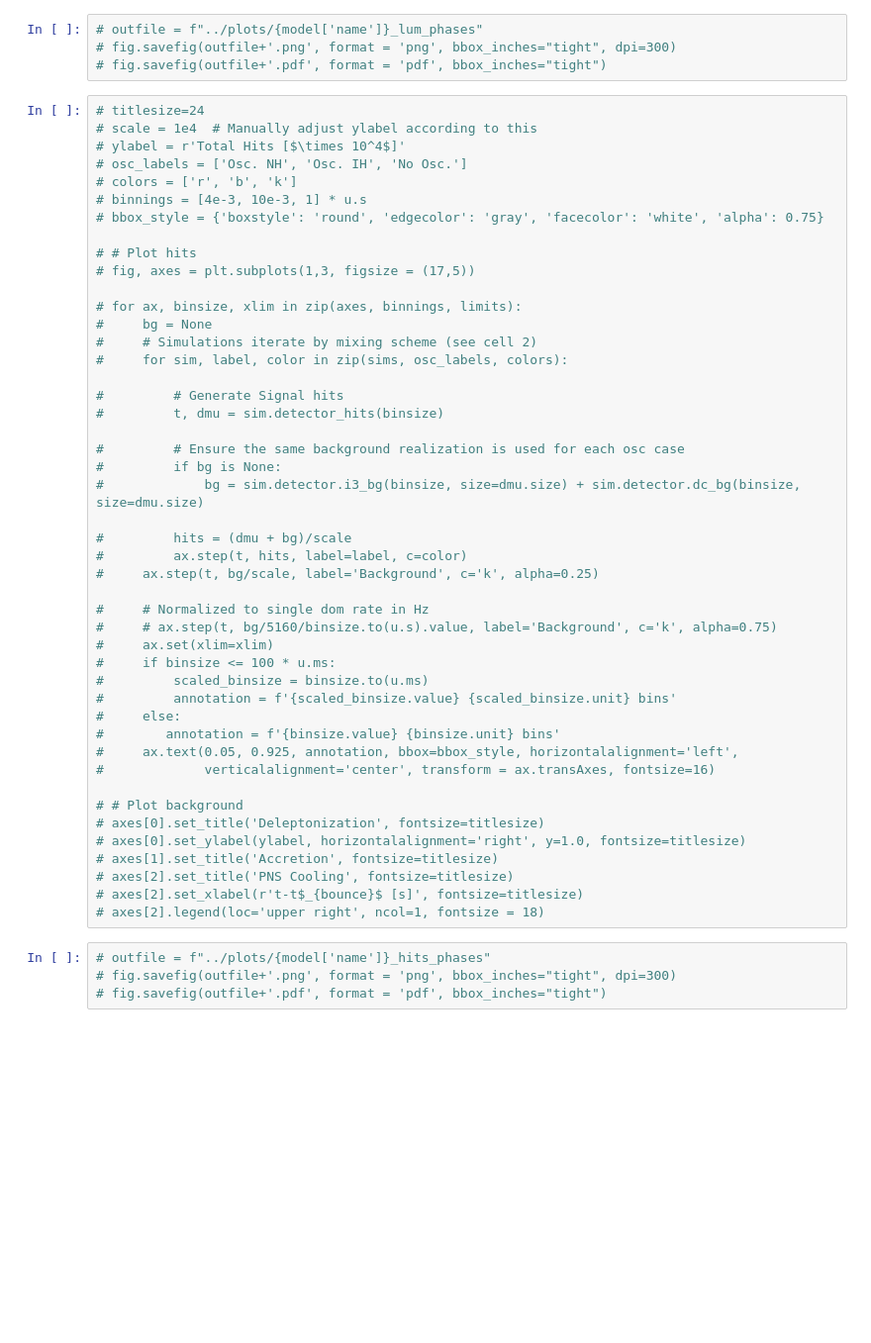
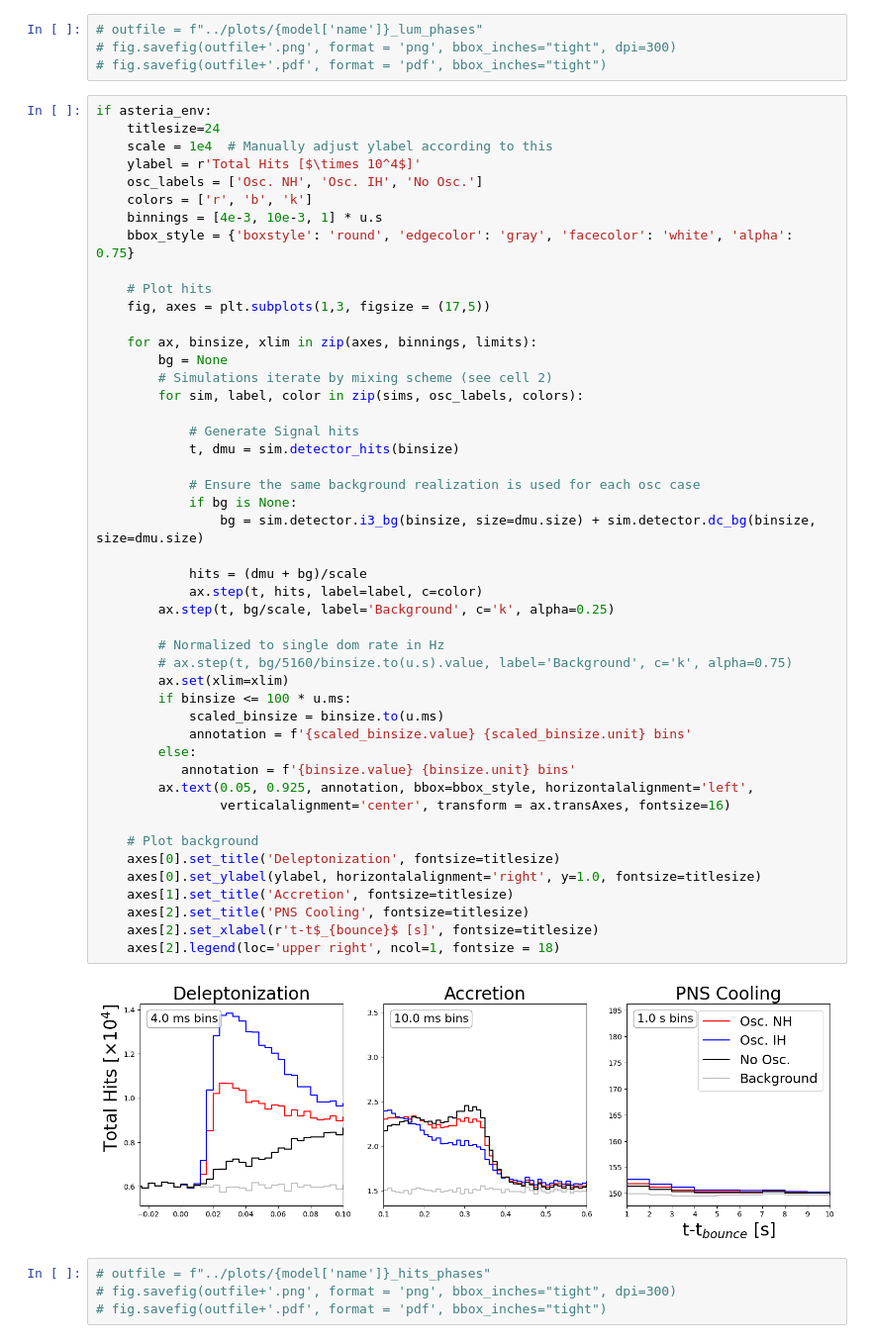
Before and after one commit to icecube/ASTERIA, a Jupyter notebook: docs/source/nb/model_phase_plots.ipynb, the cells around one changed output. Shown: that part at 99% size. Drawn from its saved outputs; the diff is of its cells as text; blank space fills up the shorter version.

```diff
--- a/docs/source/nb/model_phase_plots.ipynb
+++ b/docs/source/nb/model_phase_plots.ipynb
@@ -82,51 +94,54 @@
 # fig.savefig(outfile+'.png', format = 'png', bbox_inches="tight", dpi=300)
 # fig.savefig(outfile+'.pdf', format = 'pdf', bbox_inches="tight")
 # %%
-# titlesize=24
-# scale = 1e4  # Manually adjust ylabel according to this
-# ylabel = r'Total Hits [$\times 10^4$]'
-# osc_labels = ['Osc. NH', 'Osc. IH', 'No Osc.']
-# colors = ['r', 'b', 'k']
-# binnings = [4e-3, 10e-3, 1] * u.s
-# bbox_style = {'boxstyle': 'round', 'edgecolor': 'gray', 'facecolor': 'white', 'alpha': 0.75}
+if asteria_env:
+    titlesize=24
+    scale = 1e4  # Manually adjust ylabel according to this
+    ylabel = r'Total Hits [$\times 10^4$]'
+    osc_labels = ['Osc. NH', 'Osc. IH', 'No Osc.']
+    colors = ['r', 'b', 'k']
+    binnings = [4e-3, 10e-3, 1] * u.s
+    bbox_style = {'boxstyle': 'round', 'edgecolor': 'gray', 'facecolor': 'white', 'alpha': 0.75}
 
-# # Plot hits
-# fig, axes = plt.subplots(1,3, figsize = (17,5))
+    # Plot hits
+    fig, axes = plt.subplots(1,3, figsize = (17,5))
 
-# for ax, binsize, xlim in zip(axes, binnings, limits):
-#     bg = None
-#     # Simulations iterate by mixing scheme (see cell 2)
-#     for sim, label, color in zip(sims, osc_labels, colors):
+    for ax, binsize, xlim in zip(axes, binnings, limits):
+        bg = None
+        # Simulations iterate by mixing scheme (see cell 2)
+        for sim, label, color in zip(sims, osc_labels, colors):
 
-#         # Generate Signal hits
-#         t, dmu = sim.detector_hits(binsize)
+            # Generate Signal hits
+            t, dmu = sim.detector_hits(binsize)
 
-#         # Ensure the same background realization is used for each osc case
-#         if bg is None:
-#             bg = sim.detector.i3_bg(binsize, size=dmu.size) + sim.detector.dc_bg(binsize, size=dmu.size)
+            # Ensure the same background realization is used for each osc case
+            if bg is None:
+                bg = sim.detector.i3_bg(binsize, size=dmu.size) + sim.detector.dc_bg(binsize, size=dmu.size)
 
-#         hits = (dmu + bg)/scale
-#         ax.step(t, hits, label=label, c=color)
-#     ax.step(t, bg/scale, label='Background', c='k', alpha=0.25)
+            hits = (dmu + bg)/scale
+            ax.step(t, hits, label=label, c=color)
+        ax.step(t, bg/scale, label='Background', c='k', alpha=0.25)
 
-#     # Normalized to single dom rate in Hz
-#     # ax.step(t, bg/5160/binsize.to(u.s).value, label='Background', c='k', alpha=0.75)
-#     ax.set(xlim=xlim)
-#     if binsize <= 100 * u.ms:
-#         scaled_binsize = binsize.to(u.ms)
-#         annotation = f'{scaled_binsize.value} {scaled_binsize.unit} bins'
-#     else:
-#        annotation = f'{binsize.value} {binsize.unit} bins'
-#     ax.text(0.05, 0.925, annotation, bbox=bbox_style, horizontalalignment='left',
-#             verticalalignment='center', transform = ax.transAxes, fontsize=16)
+        # Normalized to single dom rate in Hz
+        # ax.step(t, bg/5160/binsize.to(u.s).value, label='Background', c='k', alpha=0.75)
+        ax.set(xlim=xlim)
+        if binsize <= 100 * u.ms:
+            scaled_binsize = binsize.to(u.ms)
+            annotation = f'{scaled_binsize.value} {scaled_binsize.unit} bins'
+        else:
+           annotation = f'{binsize.value} {binsize.unit} bins'
+        ax.text(0.05, 0.925, annotation, bbox=bbox_style, horizontalalignment='left',
+                verticalalignment='center', transform = ax.transAxes, fontsize=16)
 
-# # Plot background
-# axes[0].set_title('Deleptonization', fontsize=titlesize)
-# axes[0].set_ylabel(ylabel, horizontalalignment='right', y=1.0, fontsize=titlesize)
-# axes[1].set_title('Accretion', fontsize=titlesize)
-# axes[2].set_title('PNS Cooling', fontsize=titlesize)
-# axes[2].set_xlabel(r't-t$_{bounce}$ [s]', fontsize=titlesize)
-# axes[2].legend(loc='upper right', ncol=1, fontsize = 18)
+    # Plot background
+    axes[0].set_title('Deleptonization', fontsize=titlesize)
+    axes[0].set_ylabel(ylabel, horizontalalignment='right', y=1.0, fontsize=titlesize)
+    axes[1].set_title('Accretion', fontsize=titlesize)
+    axes[2].set_title('PNS Cooling', fontsize=titlesize)
+    axes[2].set_xlabel(r't-t$_{bounce}$ [s]', fontsize=titlesize)
+    axes[2].legend(loc='upper right', ncol=1, fontsize = 18)
+# %% [output]
+[figure, added]
 # %%
 # outfile = f"../plots/{model['name']}_hits_phases"
 # fig.savefig(outfile+'.png', format = 'png', bbox_inches="tight", dpi=300)
```
Also changed, not shown: parts of 4 cells of this notebook.
